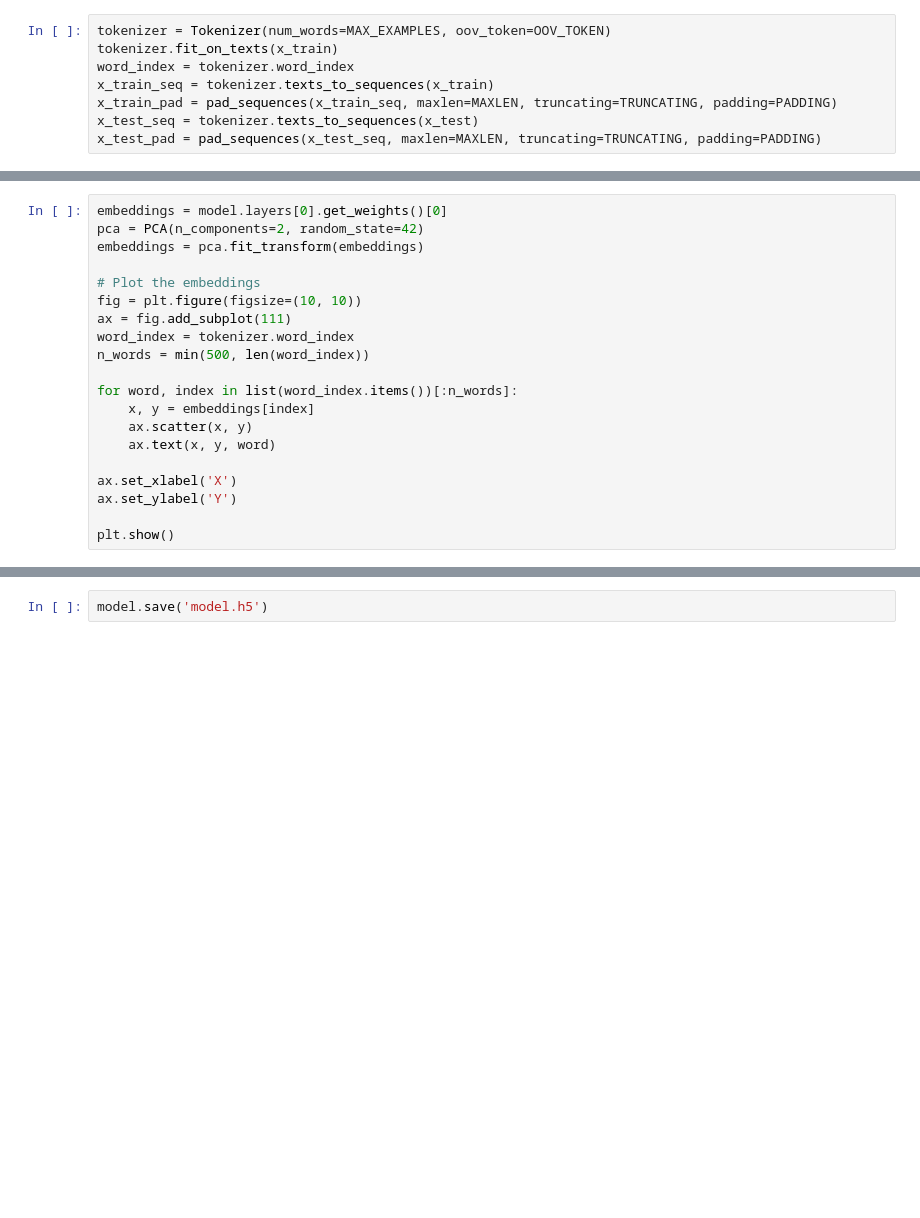
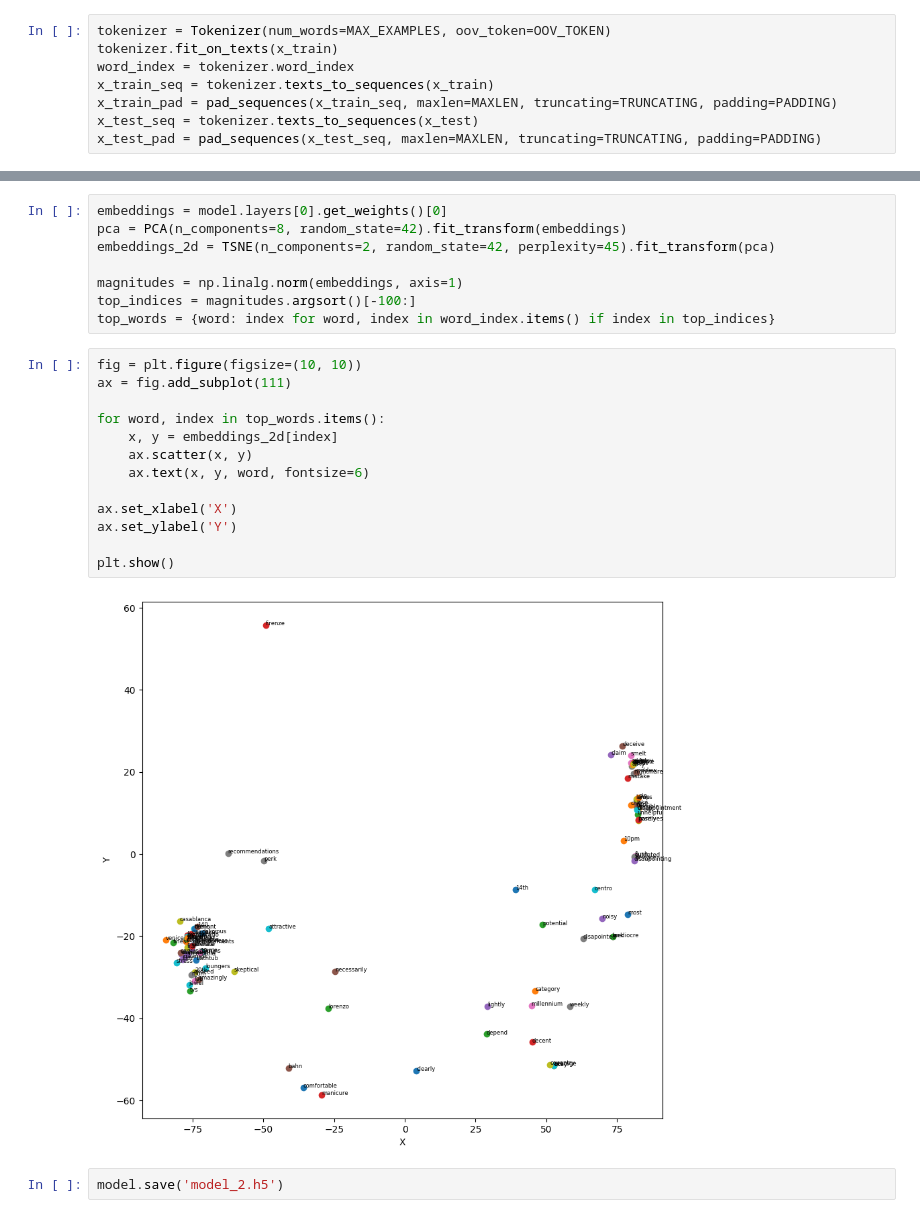
Before and after one commit to mausneg/Aspect-Based-Sentiment-Analysis-Hotel-Review, a Jupyter notebook: model_2.ipynb, the cells around one changed output, grey strips where cells are left out. Saved outputs shown, nothing was run; the diff lists cells and outputs as text; blank space fills up the shorter version.

Commit message:
add TSNE

```diff
--- a/model_2.ipynb
+++ b/model_2.ipynb
@@ -166,20 +166,0 @@ Epoch 5/5
-# %%
-embeddings = model.layers[0].get_weights()[0]
-pca = PCA(n_components=2, random_state=42)
-embeddings = pca.fit_transform(embeddings)
-
-# Plot the embeddings
-fig = plt.figure(figsize=(10, 10))
-ax = fig.add_subplot(111)
-word_index = tokenizer.word_index
-n_words = min(500, len(word_index))
-
-for word, index in list(word_index.items())[:n_words]:
-    x, y = embeddings[index]
-    ax.scatter(x, y)
-    ax.text(x, y, word)
-
-ax.set_xlabel('X')
-ax.set_ylabel('Y')
-
-plt.show()
@@ -215,2 +194,25 @@ KeyError: 'true_positives_5'
+# %%
+embeddings = model.layers[0].get_weights()[0]
+pca = PCA(n_components=8, random_state=42).fit_transform(embeddings)
+embeddings_2d = TSNE(n_components=2, random_state=42, perplexity=45).fit_transform(pca)
+
+magnitudes = np.linalg.norm(embeddings, axis=1)
+top_indices = magnitudes.argsort()[-100:]
+top_words = {word: index for word, index in word_index.items() if index in top_indices}
+# %%
+fig = plt.figure(figsize=(10, 10))
+ax = fig.add_subplot(111)
+
+for word, index in top_words.items():
+    x, y = embeddings_2d[index]
+    ax.scatter(x, y)
+    ax.text(x, y, word, fontsize=6)
+
+ax.set_xlabel('X')
+ax.set_ylabel('Y')
+
+plt.show()
+# %% [output]
+[figure, added]
 # %%
-model.save('model.h5')
+model.save('model_2.h5')
```
Also changed, not shown: parts of 11 cells of this notebook, 4 other files.
